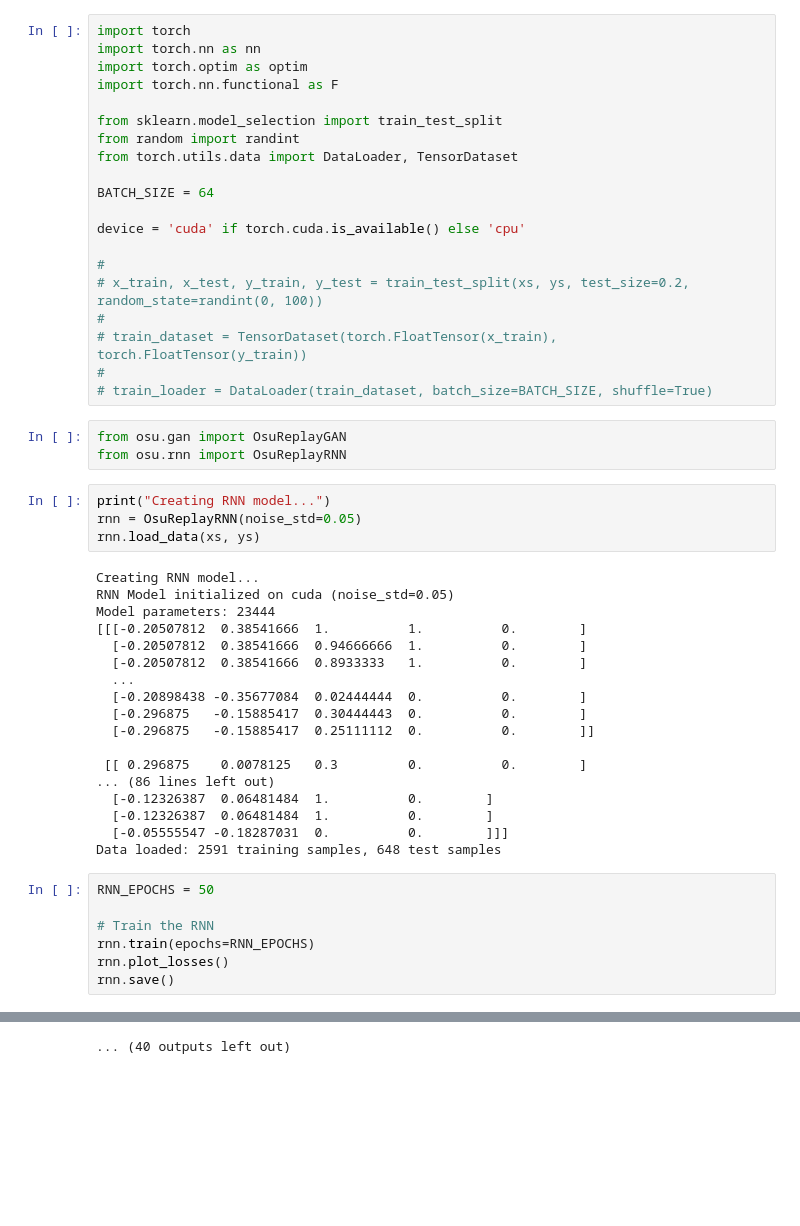
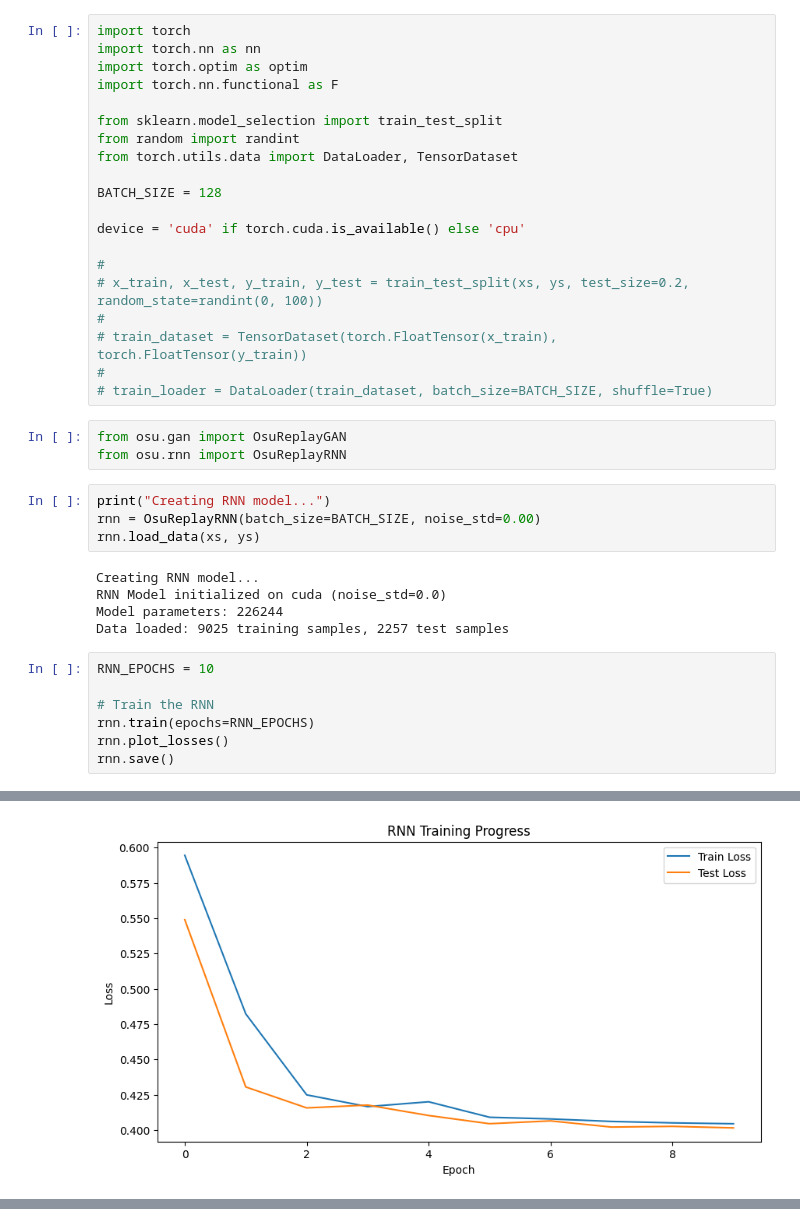
Before and after one commit to niooii/osu, a Jupyter notebook: train.ipynb, the cells around one changed output, grey strips where cells are left out. Saved outputs shown, nothing was run; the diff lists cells and outputs as text; blank space fills up the shorter version.

```diff
--- a/train.ipynb
+++ b/train.ipynb
@@ -110,7 +114,7 @@ from sklearn.model_selection import train_test_split
 from random import randint
 from torch.utils.data import DataLoader, TensorDataset
 
-BATCH_SIZE = 64
+BATCH_SIZE = 128
 
 device = 'cuda' if torch.cuda.is_available() else 'cpu'
 
@@ -125,28 +129,15 @@ from osu.gan import OsuReplayGAN
 from osu.rnn import OsuReplayRNN
 # %%
 print("Creating RNN model...")
-rnn = OsuReplayRNN(noise_std=0.05)
+rnn = OsuReplayRNN(batch_size=BATCH_SIZE, noise_std=0.00)
 rnn.load_data(xs, ys)
 # %% [output]
 Creating RNN model...
-RNN Model initialized on cuda (noise_std=0.05)
-Model parameters: 23444
-[[[-0.20507812  0.38541666  1.          1.          0.        ]
-  [-0.20507812  0.38541666  0.94666666  1.          0.        ]
-  [-0.20507812  0.38541666  0.8933333   1.          0.        ]
-  ...
-  [-0.20898438 -0.35677084  0.02444444  0.          0.        ]
-  [-0.296875   -0.15885417  0.30444443  0.          0.        ]
-  [-0.296875   -0.15885417  0.25111112  0.          0.        ]]
-
- [[ 0.296875    0.0078125   0.3         0.          0.        ]
-... (86 lines left out)
-  [-0.12326387  0.06481484  1.          0.        ]
-  [-0.12326387  0.06481484  1.          0.        ]
-  [-0.05555547 -0.18287031  0.          0.        ]]]
-Data loaded: 2591 training samples, 648 test samples
+RNN Model initialized on cuda (noise_std=0.0)
+Model parameters: 226244
+Data loaded: 9025 training samples, 2257 test samples
 # %%
-RNN_EPOCHS = 50
+RNN_EPOCHS = 10
 
 # Train the RNN
 rnn.train(epochs=RNN_EPOCHS)
@@ -165,0 +157 @@ Epoch 10/50, Train Loss: 0.0463, Test Loss: 0.0453
+[figure, added]
@@ -168 +158,0 @@ Epoch 12/50, Train Loss: 0.0459, Test Loss: 0.0448
-... (40 outputs left out)
```
Also changed, not shown: parts of 13 cells of this notebook, 7 other files.
